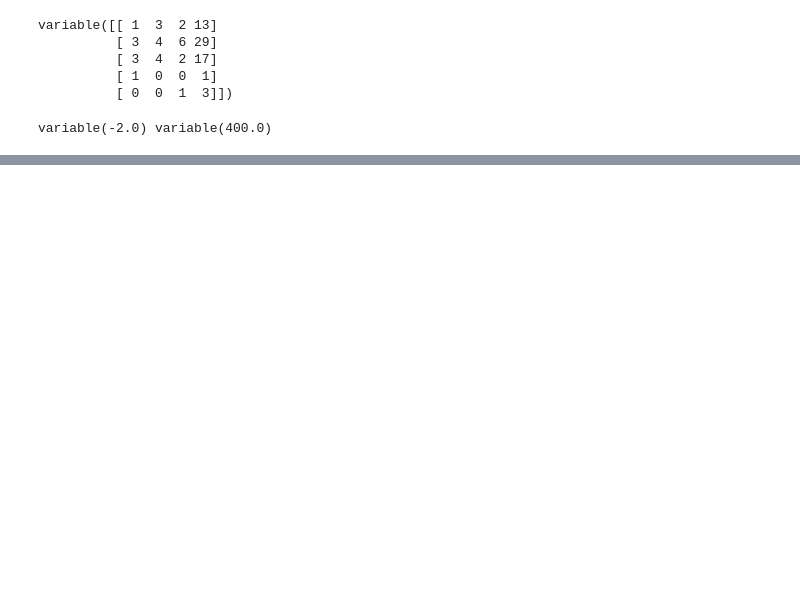
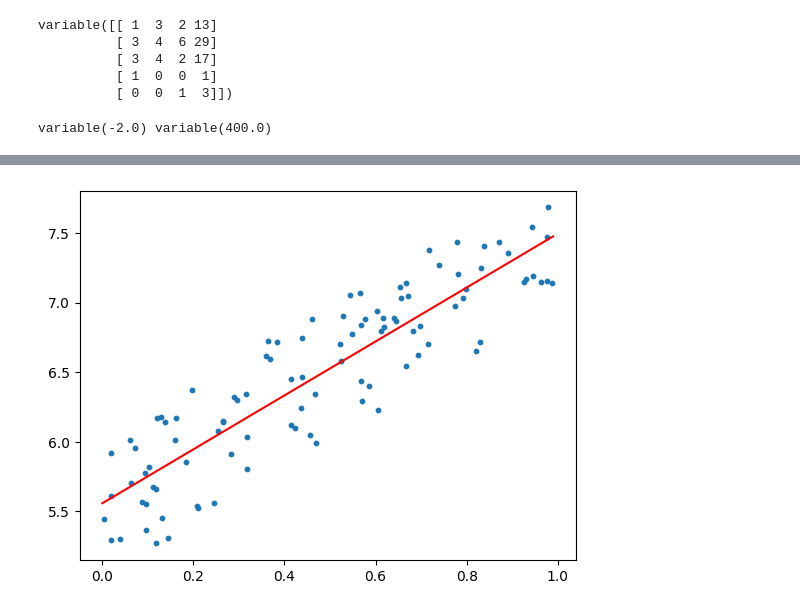
Before and after one commit to superoreoooooo/S251, a Jupyter notebook: ReinforcementLearning/p0526.ipynb, the cells around one changed output, grey strips where cells are left out. Drawn from its saved outputs; the diff is of its cells as text; code cells hidden in the pictures; blank space fills up the shorter version.

```diff
--- a/ReinforcementLearning/p0526.ipynb
+++ b/ReinforcementLearning/p0526.ipynb
@@ -52,0 +130,8 @@ variable(0.999999999999928) variable(0.9999999999998557)
+# %%
+plt.scatter(x.data, y.data, s = 10)
+t = np.arange(0, 1, .01)[:, np.newaxis]
+y_pred = predict(t)
+plt.plot(t, y_pred.data, color='r')
+plt.show()
+# %% [output]
+[figure, added]
```
Also changed, not shown: parts of 12 cells of this notebook.
